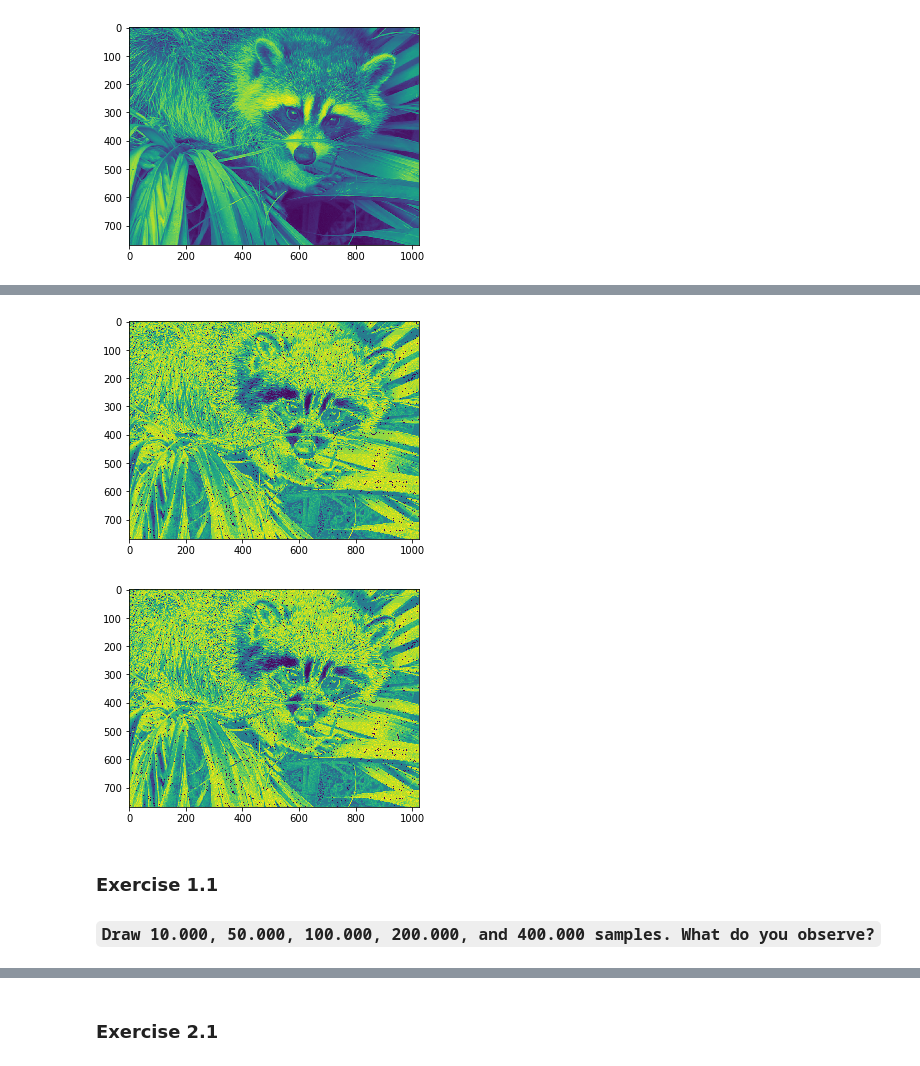
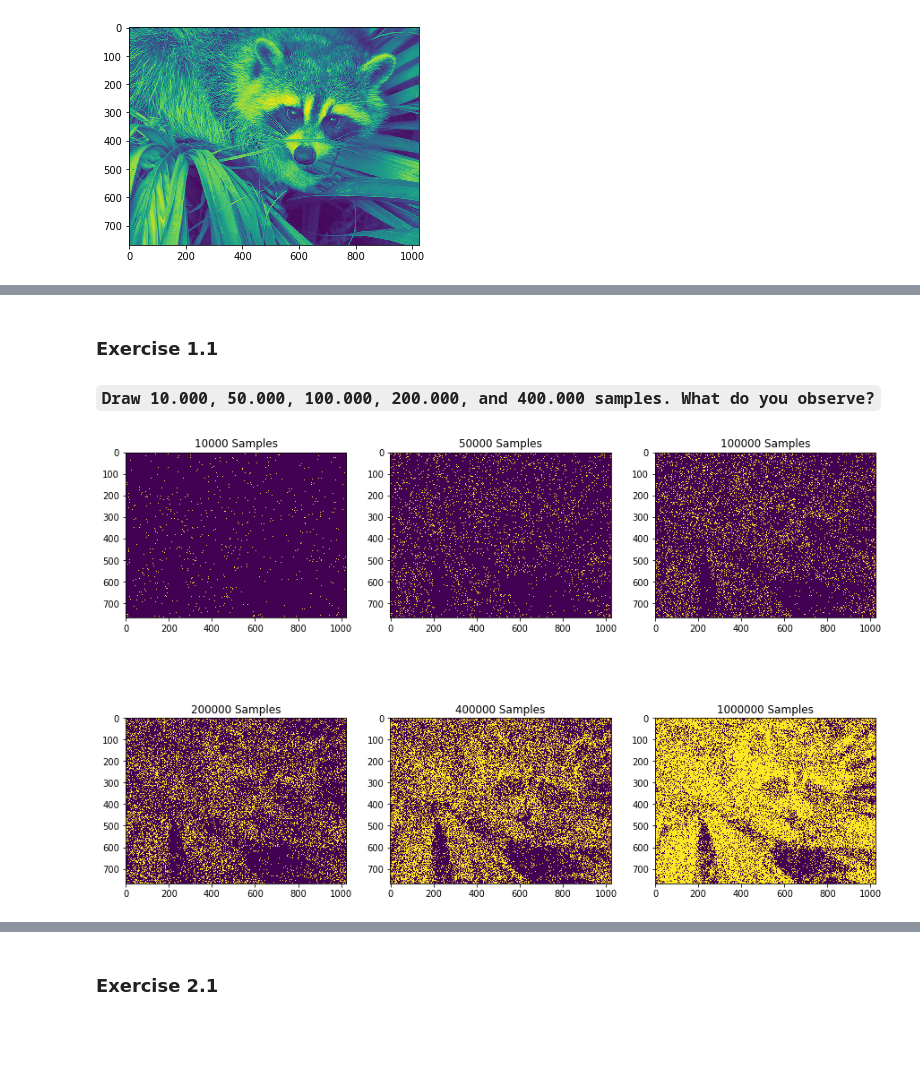
Before and after one commit to Mavengence/Pattern_Analysis_SS20_FAU, a Jupyter notebook: Exercise_2.ipynb, the cells around one changed output, grey strips where cells are left out. Saved outputs shown, nothing was run; the diff lists cells and outputs as text; code cells hidden in the pictures; blank space fills up the shorter version.

```diff
--- a/Exercise_2.ipynb
+++ b/Exercise_2.ipynb
@@ -76,2 +61,0 @@ sns.distplot(img.flatten());
-# %%
-pixel = np.histogram(img.flatten(), 256)
@@ -91,26 +110,0 @@ plt.plot(cdf_normalized);
-# %%
-def plot_new_raccoon(n=10000):
-
-    cdf = np.zeros(256)
-    val = 0
-
-    for i in range(len(cdf)):
-        val += pixel[0][i]
-        cdf[i] = val
-
-    cdf_normalized = cdf / np.max(cdf)
-
-    rvs = np.random.uniform(np.min(cdf_normalized), np.max(cdf_normalized), n)
-
-    first = np.histogram(rvs, bins=cdf_normalized)
-
-    sampled_normalized = first[0] / np.max(img.flatten()) * 255
-
-    sampled_normalized_int = np.array(sampled_normalized).astype(int)
-
-    for i in range(zero_img.shape[0]):
-        for j in range(zero_img.shape[1]):
-            zero_img[i,j] = sampled_normalized_int[img[i,j]]
-
-    plt.imshow(zero_img)
-    plt.show()
@@ -166,16 +111,26 @@ plot_new_raccoon(100000)
-# %%
-plot_new_raccoon(200000)
-# %% [output]
-[figure, removed]
-# %%
-plot_new_raccoon(400000)
-# %% [output]
-[figure, removed]
 # %% [markdown]
 <a name='1.1'></a>
 
 ### Exercise 1.1
 ### `Draw 10.000, 50.000, 100.000, 200.000, and 400.000 samples. What do you observe?`
+# %%
+fig, ax = plt.subplots(2, 3, figsize=(15,10))
+
+ax[0,0].imshow(plot_new_raccoon(10000))
+ax[0,0].set_title("10000 Samples")
+ax[0,1].imshow(plot_new_raccoon(50000))
+ax[0,1].set_title("50000 Samples")
+ax[0,2].imshow(plot_new_raccoon(100000))
+ax[0,2].set_title("100000 Samples")
+ax[1,0].imshow(plot_new_raccoon(200000))
+ax[1,0].set_title("200000 Samples")
+ax[1,1].imshow(plot_new_raccoon(400000))
+ax[1,1].set_title("400000 Samples")
+ax[1,2].imshow(plot_new_raccoon(1000000))
+ax[1,2].set_title("1000000 Samples")
+plt.show()
+# %% [output]
+[figure, added]
 # %% [markdown]
 <a name='2'></a>
 
```
Also changed, not shown: parts of 33 cells of this notebook, 1 other file.
